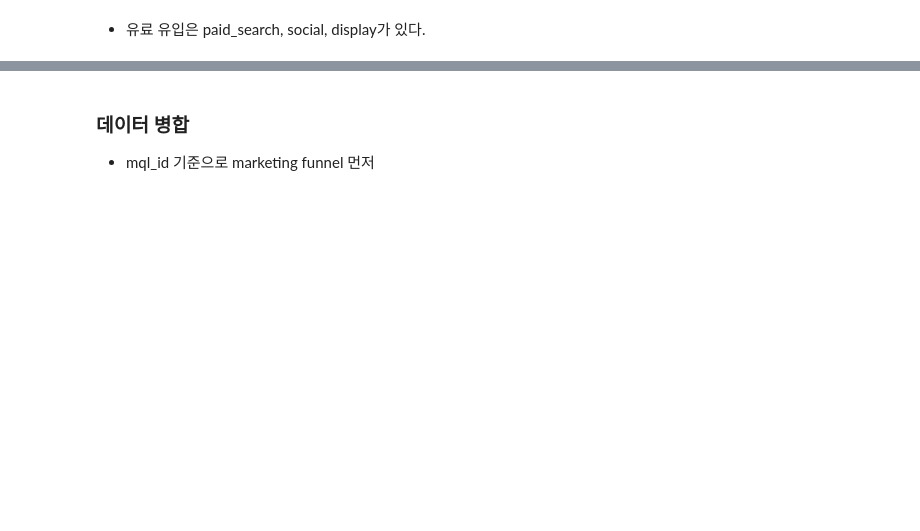
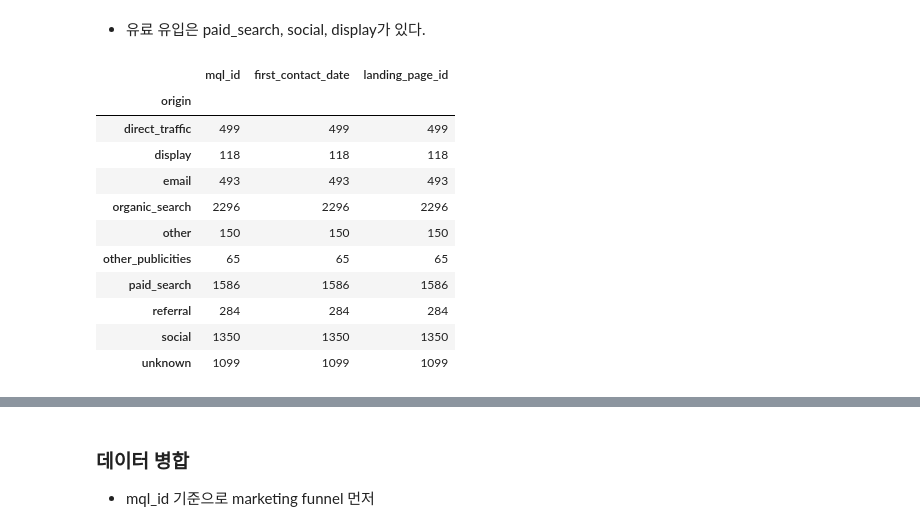
Before and after one commit to cyss93/CP1_team8, a Jupyter notebook: CP1_ver0.1.ipynb, the cells around one changed output, grey strips where cells are left out. Cells and saved outputs as stored; diff of their text form; code cells hidden in the pictures; blank space fills up the shorter version.

```diff
--- a/CP1_ver0.1.ipynb
+++ b/CP1_ver0.1.ipynb
@@ -20,2 +36,17 @@ df_translate = pd.read_csv('dataset/Brazilian_E_commerce_Olist/product_category_
 # %% [markdown]
 - 유료 유입은 paid_search, social, display가 있다.
+# %%
+df_qualified.groupby('origin').count()
+# %% [output]
+|  | mql_id | first_contact_date | landing_page_id |
+| origin |  |  |  |
+| direct_traffic | 499 | 499 | 499 |
+| display | 118 | 118 | 118 |
+| email | 493 | 493 | 493 |
+| organic_search | 2296 | 2296 | 2296 |
+| other | 150 | 150 | 150 |
+| other_publicities | 65 | 65 | 65 |
+| paid_search | 1586 | 1586 | 1586 |
+| referral | 284 | 284 | 284 |
+| social | 1350 | 1350 | 1350 |
+| unknown | 1099 | 1099 | 1099 |
```
Also changed, not shown: parts of 21 cells of this notebook.
